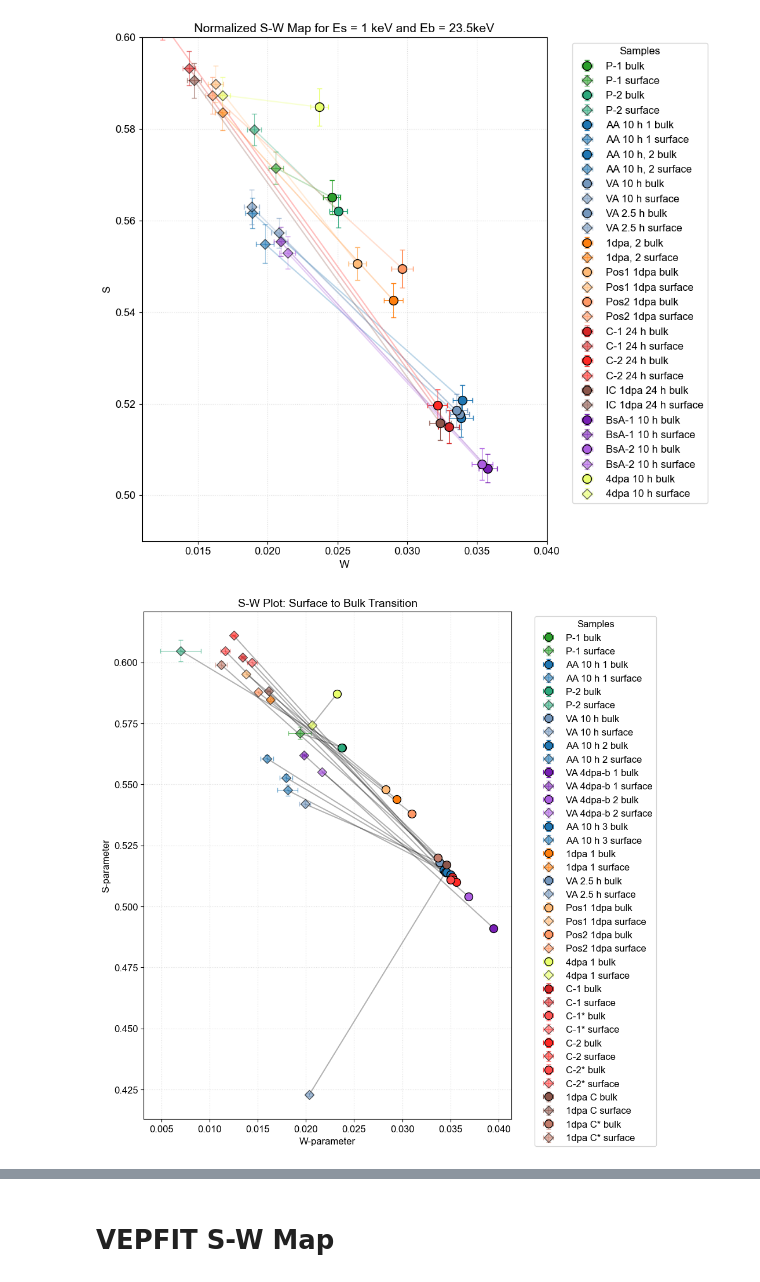
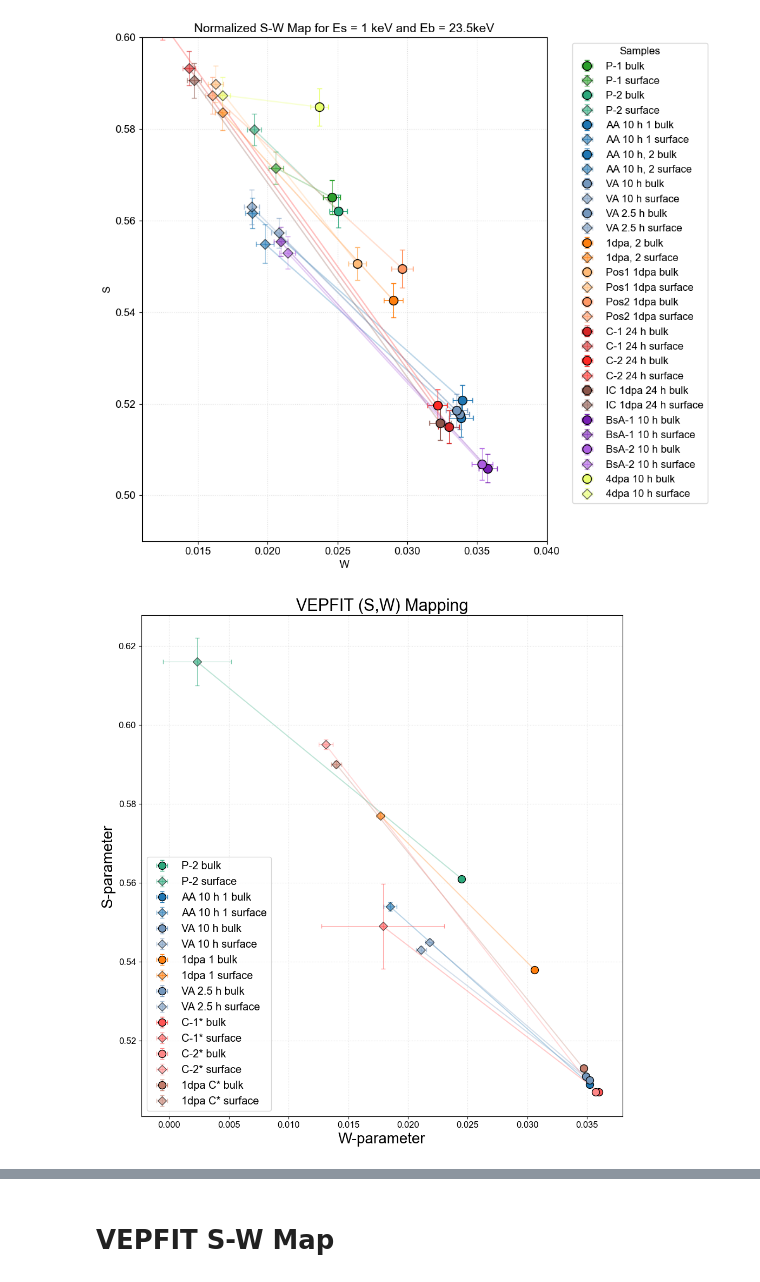
Before and after one commit to jeanvictorbendixenfm-web/Programming-PALS, a Jupyter notebook: PAS_analyzer.ipynb, the cells around one changed output, grey strips where cells are left out. Saved outputs shown, nothing was run; the diff lists cells and outputs as text; code cells hidden in the pictures.

```diff
--- a/PAS_analyzer.ipynb
+++ b/PAS_analyzer.ipynb
@@ -986,30 +1023,30 @@ f = pd.read_csv(
     sep=',',
     skiprows=1,
     header=None,
-    names=['Acronym','Sample name if you guess','Ssurf therm','Stherm_err','Sepi','err','Wsurf therm','Wtherm_err','Wepi','Wepi_err','D1','D1_err','S1','S1_err','W1','W1_err','L1+','L1_err','S2','S2_err','W2','W2_err','L2','L2_err']
+    names=['Acronym','Sample name if you guess','Ssurf therm','Stherm_err','Sepi','err','Wsurf therm','Wtherm_err','Wepi','Wepi_err','D1','D1_err','S1','S1_err','W1','W1_err','L1+','L1_err','S2','S2_err','W2','W2_err','L2','L2_err', 'ChisqS', 'ChisqW']
 )
 
 # 2. Use a Dictionary to map your specific acronyms to your desired colors.
 # This acts as both your "criteria" filter AND your color assignment!
 sample_colors = {
-    'P-1': '#2ca02c',        # Pristine (Green)
+#    'P-1': '#2ca02c',        # Pristine (Green)
     'P-2': '#2ca97c',        # Pristine (Green)
     'AA 10 h 1': '#1f77b4',  # Air Annealed (Blue)
-    'AA 10 h 2': '#1f77b4',  # Air Annealed (Blue)
-    'AA 10 h 3': '#1f77b4',  # Air Annealed (Blue)
+#    'AA 10 h 2': '#1f77b4',  # Air Annealed (Blue)
+#    'AA 10 h 3': '#1f77b4',  # Air Annealed (Blue)
     'VA 10 h': '#7497bd',    # Vacuum Annealed (Purple)
     'VA 2.5 h': '#7497bd',    # Vacuum Annealed (Purple)
     '1dpa 1': '#ff7f0e',     # Irradiated (Orange)
-    'Pos1 1dpa': '#ffbb78',  # Irradiated Pos1 (Light Orange)
-    'Pos2 1dpa': '#ff9866',  # Irradiated Pos2 (Lighter Orange)
-    'VA 4dpa-b 1': '#781fb4',# Backside Annealed (Dark Purple)
-    'VA 4dpa-b 2': '#ad5ee1',# Backside Annealed (Light Purple)
-    '4dpa 1': '#E9FF6D',     # 4dpa
-    'C-1': '#d62728',        # Corroded (Red)
+#    'Pos1 1dpa': '#ffbb78',  # Irradiated Pos1 (Light Orange)
+#    'Pos2 1dpa': '#ff9866',  # Irradiated Pos2 (Lighter Orange)
+#    'VA 4dpa-b 1': '#781fb4',# Backside Annealed (Dark Purple)
+#    'VA 4dpa-b 2': '#ad5ee1',# Backside Annealed (Light Purple)
+#    '4dpa 1': '#E9FF6D',     # 4dpa
+#    'C-1': '#d62728',        # Corroded (Red)
     'C-1*': "#ff5555",        # Corroded (Red)
-    'C-2': '#ff2a26',        # Corroded 2 (Light Red)
-    'C-2*': "#ff4b4b",        # Corroded 2 (Light Red)
-    '1dpa C': '#8c564b',      # Irradiated + Corroded (Brown)
+#    'C-2': '#ff2a26',        # Corroded 2 (Light Red)
+    'C-2*': "#ff8787",        # Corroded 2 (Light Red)
+#    '1dpa C': '#8c564b',      # Irradiated + Corroded (Brown)
     '1dpa C*': '#c27c6b'      # Irradiated + Corroded (Brown)
 }
 
@@ -1022,39 +1059,39 @@ for index, row in f.iterrows():
     # Check if the acronym is in our dictionary (this replaces your criteria check)
     if acronym in sample_colors:
         color = sample_colors[acronym]
 
         # Plot Bulk (Circle)
         plt.errorbar(row["W2"], row["S2"], xerr=row["W2_err"], yerr=row["S2_err"],
                      fmt='o', color=color, ms=10, mec='k', capsize=3, label=f"{acronym} bulk")
 
         # Plot Surface (Diamond)
         plt.errorbar(row["Wsurf therm"], row["Ssurf therm"], xerr=row["Wtherm_err"], yerr=row["Stherm_err"],
                      fmt='D', color=color, ms=8, alpha=0.6, mec='k', capsize=3, label=f"{acronym} surface")
 
         # Draw the connecting line [x1, x2], [y1, y2]
         plt.plot([row["Wsurf therm"], row["W2"]],
                  [row["Ssurf therm"], row["S2"]],
-                 color="black", lw=1.5, alpha=0.3)
+                 color=color, lw=1.5, alpha=0.3)
 
 # 4. Formatting the Plot
-plt.xlabel("W-parameter", fontsize=12)
-plt.ylabel("S-parameter", fontsize=12)
+plt.xlabel("W-parameter", fontsize=20)
+plt.ylabel("S-parameter", fontsize=20)
 
 # Adjusting limits so you can actually see the surface states (which often have much higher S/W values)
 # You might need to tweak these limits based on your actual surface values!
 # plt.xlim(0.005, 0.040)
 # plt.ylim(0.48, 0.62)
 
-plt.title("S-W Plot: Surface to Bulk Transition", fontsize=14)
+plt.title("VEPFIT (S,W) Mapping", fontsize=22)
 
 # Organize the legend so it doesn't fall off the screen
-plt.legend(bbox_to_anchor=(1.05, 1), loc='upper left', title="Samples", ncol=1)
+plt.legend(loc='lower left', ncol=1, fontsize='large')
 plt.grid(True, ls=':', alpha=0.4)
 plt.tight_layout()
 
 plt.show()
 # %% [output]
-[figure, old version]
+[figure, new version]
 # %%
 import numpy as np
 import pandas as pd
```
Also changed, not shown: parts of 14 cells of this notebook, 2 other files.
